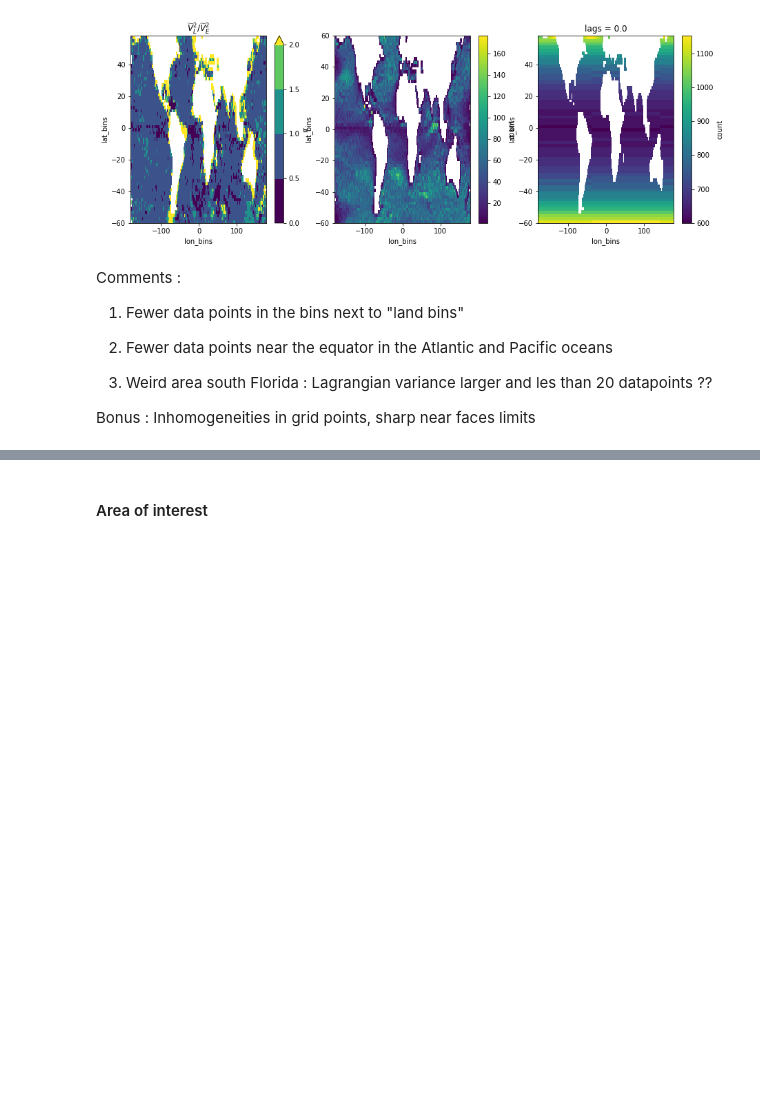
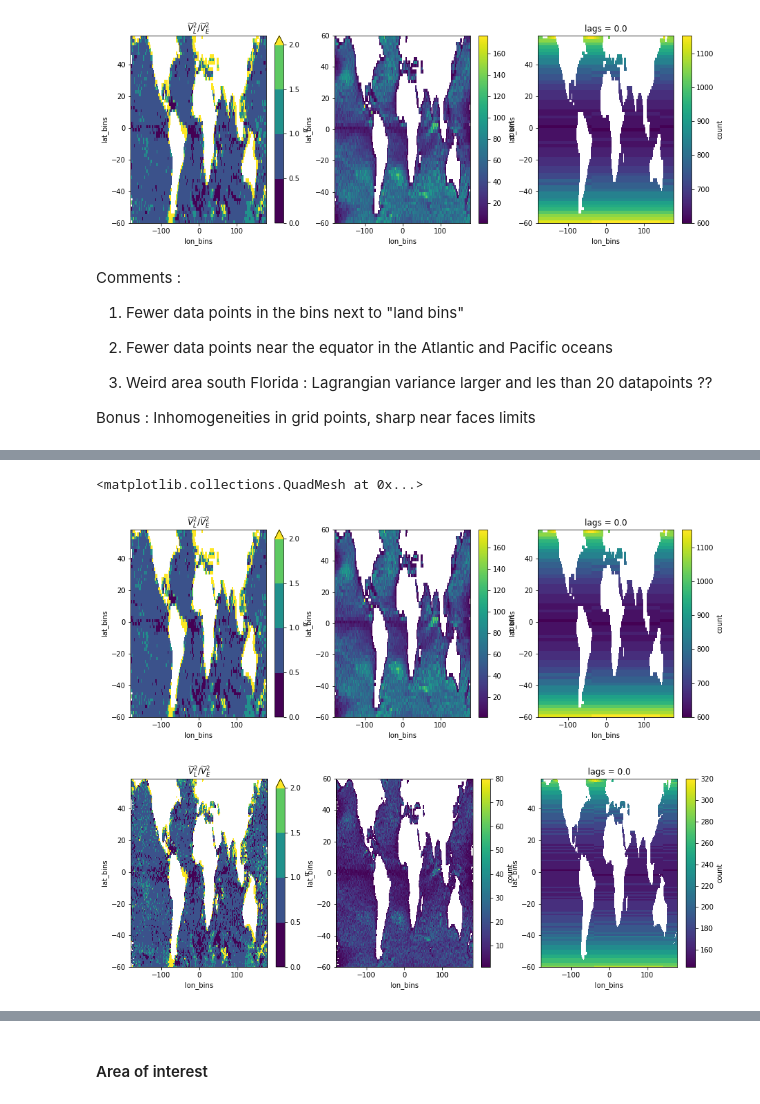
Before and after one commit to zcasparco/equinox_phd, a Jupyter notebook: llc4320/EL_cov_binned.ipynb, the cells around one changed output, grey strips where cells are left out. Saved outputs shown, nothing was run; the diff lists cells and outputs as text; code cells hidden in the pictures; blank space fills up the shorter version.

```diff
--- a/llc4320/EL_cov_binned.ipynb
+++ b/llc4320/EL_cov_binned.ipynb
@@ -109,6 +111,7 @@ Comments:
 2) Eulerian larger in some other parts of the Southern ocean and near the equator
 # %%
 ratio = dsL.isel(lags=0).rr/dsE.isel(lags=0).rr
+ratio_dl1 = dsL_dl1.isel(lags=0).rr/dsE_dl1.isel(lags=0).rr
 # %%
 fig,axs = plt.subplots(1,3,figsize=(15,5))
 ratio.plot(vmax=2,levels=[0,0.5,1,1.5,2],ax=axs[0])
@@ -130,0 +156,15 @@ Bonus : Inhomogeneities in grid points, sharp near faces limits
+# %%
+fig,axs = plt.subplots(1,3,figsize=(15,5))
+ratio.plot(vmax=2,levels=[0,0.5,1,1.5,2],ax=axs[0])
+axs[0].set_title(r'$\widetilde{V}_L^2/\widetilde{V}_E^2$')
+dsL['count'].where(dsL['count']>0).plot(ax=axs[1])
+dsE['count'].where(dsE['count']>0).isel(lags=0).plot(ax=axs[2],y='lat_bins')
+fig,axs = plt.subplots(1,3,figsize=(15,5))
+ratio_dl1.plot(vmax=2,levels=[0,0.5,1,1.5,2],ax=axs[0])
+axs[0].set_title(r'$\widetilde{V}_L^2/\widetilde{V}_E^2$')
+dsL_dl1['count'].where(dsL_dl1['count']>0).plot(ax=axs[1],ylim=(-60,60))
+dsE_dl1['count'].where(dsE_dl1['count']>0).isel(lags=0).plot(ax=axs[2],y='lat_bins')
+# %% [output]
+<matplotlib.collections.QuadMesh at 0x...>
+[figure, added]
+[figure, added]
```
Also changed, not shown: parts of 27 cells of this notebook.
